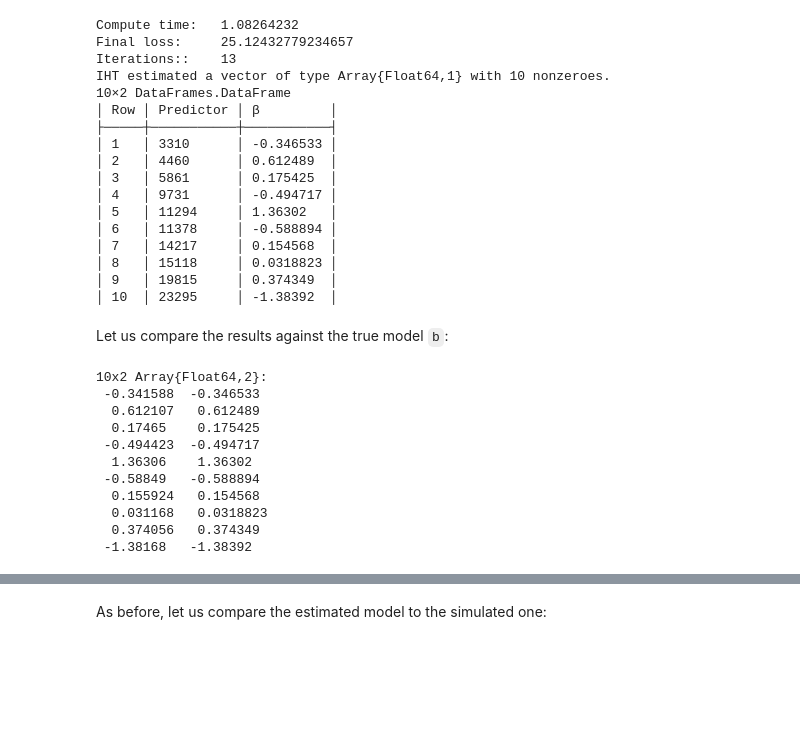
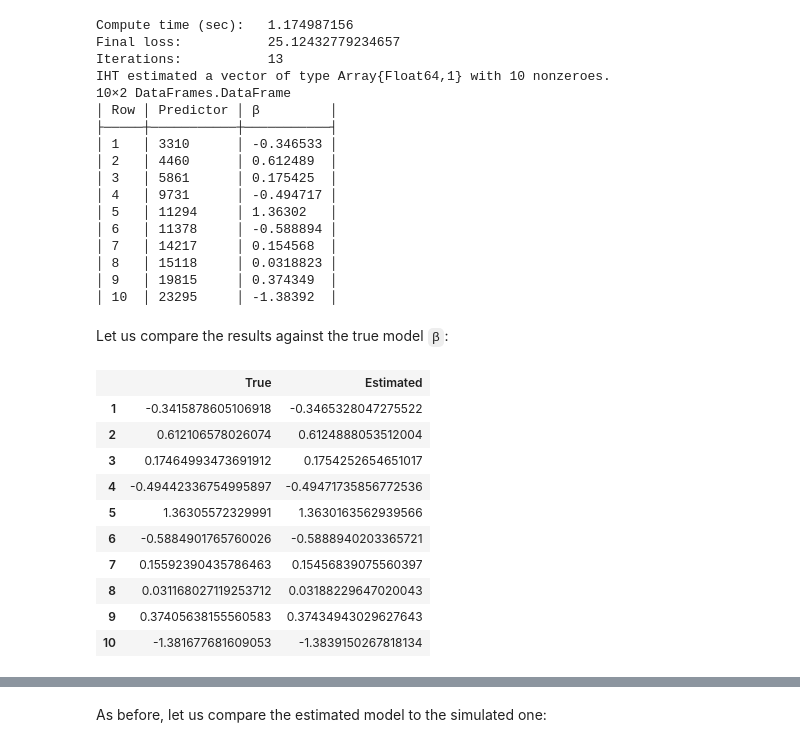
Before and after one commit to OpenMendel/MendelIHT.jl, a Jupyter notebook: IHT_tutorial_brief.ipynb, the cells around one changed output, grey strips where cells are left out. Drawn from its saved outputs; the diff is of its cells as text; code cells hidden in the pictures; blank space fills up the shorter version.

```diff
--- a/IHT_tutorial_brief.ipynb
+++ b/IHT_tutorial_brief.ipynb
@@ -31,9 +62,9 @@ Using `x`, we now run iterative hard thresholding to capture the best model of s
 # %%
-output = L0_reg(x,y,k)  # run IHT with data x, response y, and desired model size k
+output = L0_reg(X,y,k)  # run IHT with data X, response y, and desired model size k = 10
 # %% [output]
-Compute time:   1.08264232
-Final loss:     25.12432779234657
-Iterations::    13
+Compute time (sec):   1.174987156
+Final loss:           25.12432779234657
+Iterations:           13
 IHT estimated a vector of type Array{Float64,1} with 10 nonzeroes.
 10×2 DataFrames.DataFrame
 │ Row │ Predictor │ β         │
@@ -49,20 +80,21 @@ IHT estimated a vector of type Array{Float64,1} with 10 nonzeroes.
 │ 9   │ 19815     │ 0.374349  │
 │ 10  │ 23295     │ -1.38392  │
 # %% [markdown]
-Let us compare the results against the true model `b`:
+Let us compare the results against the true model `β`:
 # %%
-bk = copy(output.beta)  # copy the estimated β for later use
-[β[bidx] bk[bidx]]      # compare true and estimated coefficients; b, bidx contain true model
+using DataFrames                            # use this for pretty printing
+bk = copy(output.beta)                      # estimated coefficients for use in DataFrame for pretty print
+DataFrame(True=β[bidx], Estimated=bk[bidx]) # compare true β to estimated coefficients; bidx indexes true model
 # %% [output]
-10x2 Array{Float64,2}:
- -0.341588  -0.346533
-  0.612107   0.612489
-  0.17465    0.175425
- -0.494423  -0.494717
-  1.36306    1.36302
- -0.58849   -0.588894
-  0.155924   0.154568
-  0.031168   0.0318823
-  0.374056   0.374349
- -1.38168   -1.38392
+|  | True | Estimated |
+| 1 | -0.3415878605106918 | -0.3465328047275522 |
+| 2 | 0.612106578026074 | 0.6124888053512004 |
+| 3 | 0.17464993473691912 | 0.1754252654651017 |
+| 4 | -0.49442336754995897 | -0.49471735856772536 |
+| 5 | 1.36305572329991 | 1.3630163562939566 |
+| 6 | -0.5884901765760026 | -0.5888940203365721 |
+| 7 | 0.15592390435786463 | 0.15456839075560397 |
+| 8 | 0.031168027119253712 | 0.03188229647020043 |
+| 9 | 0.37405638155560583 | 0.37434943029627643 |
+| 10 | -1.381677681609053 | -1.3839150267818134 |
 # %% [markdown]
```
Also changed, not shown: parts of 31 cells of this notebook, 7 other files.
